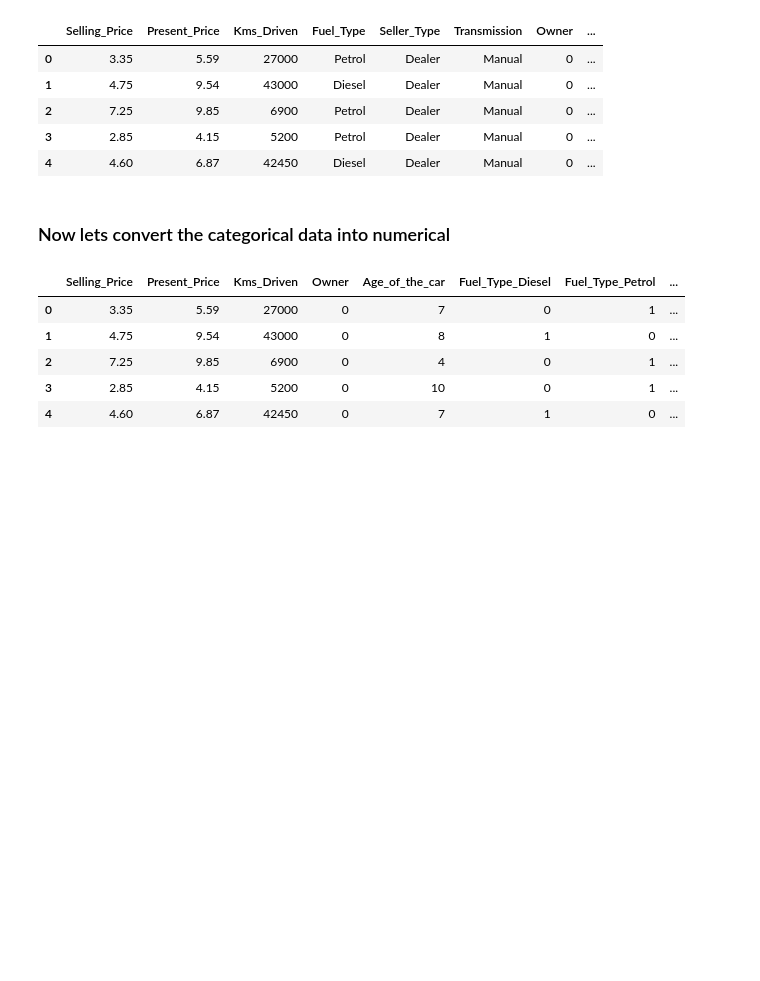
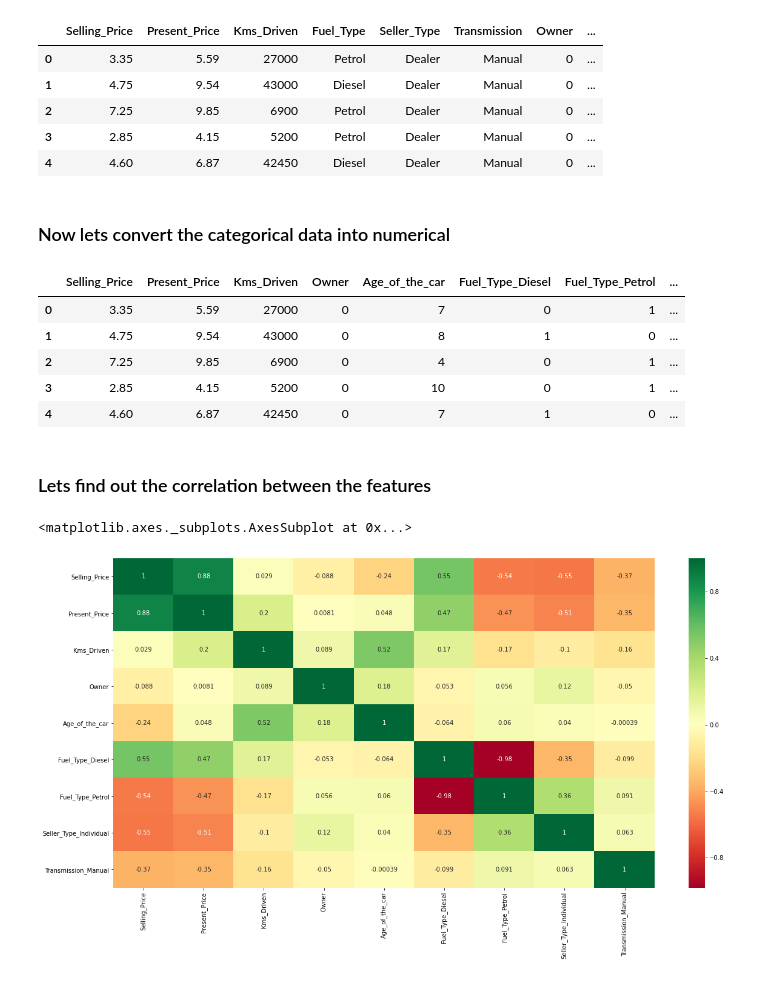
Before and after one commit to fakhruddin2012/Car-Price-Prediction, a Jupyter notebook: Car Price Prediction.ipynb, the cells around one changed output. Saved outputs shown, nothing was run; the diff lists cells and outputs as text; code cells hidden in the pictures; blank space fills up the shorter version.

```diff
--- a/Car Price Prediction.ipynb
+++ b/Car Price Prediction.ipynb
@@ -170,3 +170,11 @@ final_dataset.head()
 | 2 | 7.25 | 9.85 | 6900 | 0 | 4 | 0 | 1 | ... |
 | 3 | 2.85 | 4.15 | 5200 | 0 | 10 | 0 | 1 | ... |
 | 4 | 4.60 | 6.87 | 42450 | 0 | 7 | 1 | 0 | ... |
+# %% [markdown]
+### Lets find out the correlation between the features
+# %%
+plt.figure(figsize=(20,10))
+sns.heatmap(final_dataset.corr(),annot=True,cmap='RdYlGn')
+# %% [output]
+<matplotlib.axes._subplots.AxesSubplot at 0x...>
+[figure, added]
```
Also changed, not shown: parts of 4 cells of this notebook.
